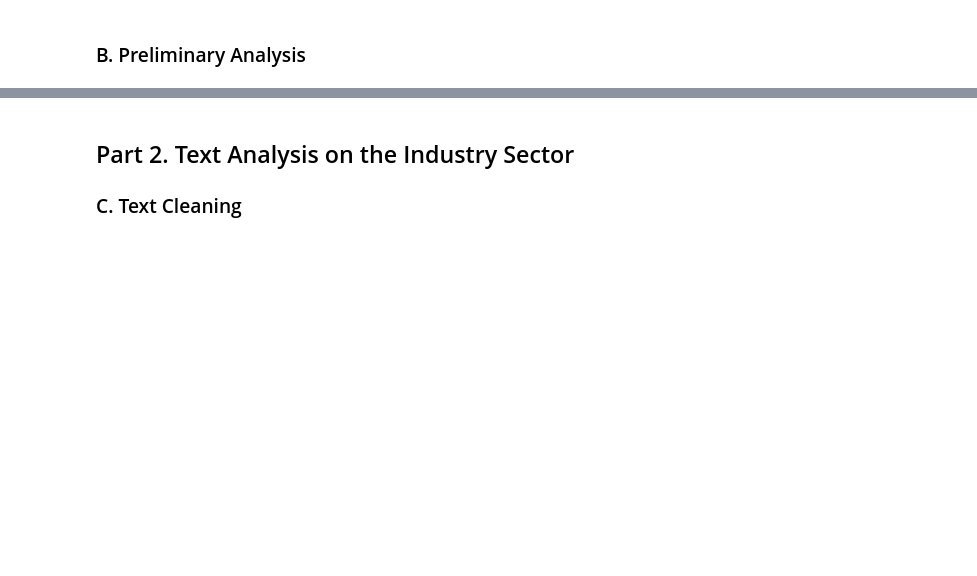
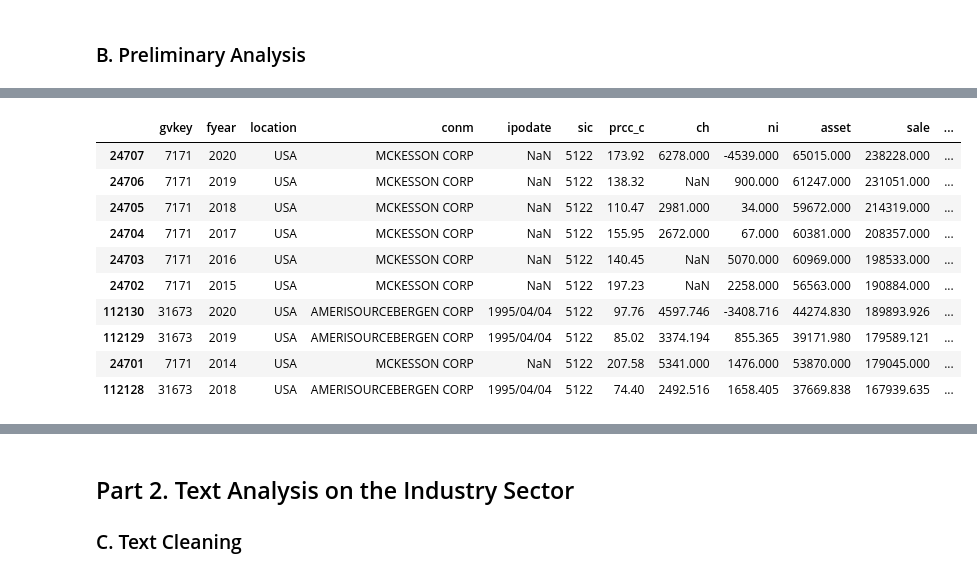
Before and after one commit to davidzc01/BAIT508_Industry_Analysis, a Jupyter notebook: Industry analysis.ipynb, the cells around one changed output, grey strips where cells are left out. Cells and saved outputs as stored; diff of their text form; code cells hidden in the pictures; blank space fills up the shorter version.

```diff
--- a/Industry analysis.ipynb
+++ b/Industry analysis.ipynb
@@ -104,4 +127,17 @@ There are 4 firms in the filtered dataset have records over all 27 years (1994-2
 # %%
 #2.	What are the top 10 firms with the highest sales (column "sale") in the entire history of the dataset?
+topFirms('sale', 10)
+# %% [output]
+|  | gvkey | fyear | location | conm | ipodate | sic | prcc_c | ch | ni | asset | sale | ... |
+| 24707 | 7171 | 2020 | USA | MCKESSON CORP | NaN | 5122 | 173.92 | 6278.000 | -4539.000 | 65015.000 | 238228.000 | ... |
+| 24706 | 7171 | 2019 | USA | MCKESSON CORP | NaN | 5122 | 138.32 | NaN | 900.000 | 61247.000 | 231051.000 | ... |
+| 24705 | 7171 | 2018 | USA | MCKESSON CORP | NaN | 5122 | 110.47 | 2981.000 | 34.000 | 59672.000 | 214319.000 | ... |
+| 24704 | 7171 | 2017 | USA | MCKESSON CORP | NaN | 5122 | 155.95 | 2672.000 | 67.000 | 60381.000 | 208357.000 | ... |
+| 24703 | 7171 | 2016 | USA | MCKESSON CORP | NaN | 5122 | 140.45 | NaN | 5070.000 | 60969.000 | 198533.000 | ... |
+| 24702 | 7171 | 2015 | USA | MCKESSON CORP | NaN | 5122 | 197.23 | NaN | 2258.000 | 56563.000 | 190884.000 | ... |
+| 112130 | 31673 | 2020 | USA | AMERISOURCEBERGEN CORP | 1995/04/04 | 5122 | 97.76 | 4597.746 | -3408.716 | 44274.830 | 189893.926 | ... |
+| 112129 | 31673 | 2019 | USA | AMERISOURCEBERGEN CORP | 1995/04/04 | 5122 | 85.02 | 3374.194 | 855.365 | 39171.980 | 179589.121 | ... |
+| 24701 | 7171 | 2014 | USA | MCKESSON CORP | NaN | 5122 | 207.58 | 5341.000 | 1476.000 | 53870.000 | 179045.000 | ... |
+| 112128 | 31673 | 2018 | USA | AMERISOURCEBERGEN CORP | 1995/04/04 | 5122 | 74.40 | 2492.516 | 1658.405 | 37669.838 | 167939.635 | ... |
 # %%
 #3.	What is the geographical distribution (column "location") of all the firms? In other words, how many firms are there in each location? Please list the top 10 locations.
```
Also changed, not shown: parts of 8 cells of this notebook.
